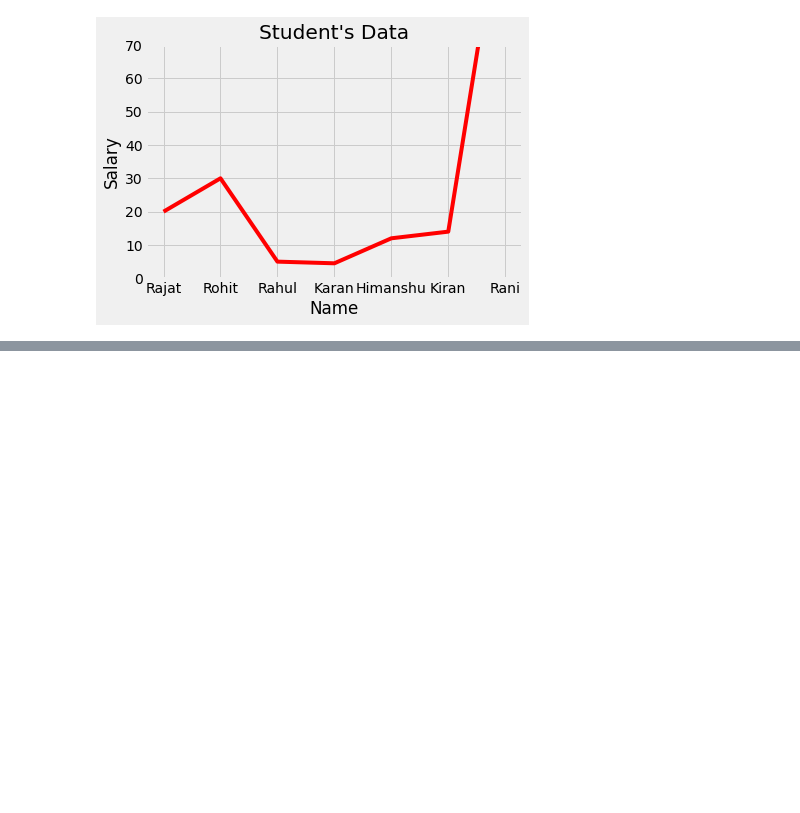
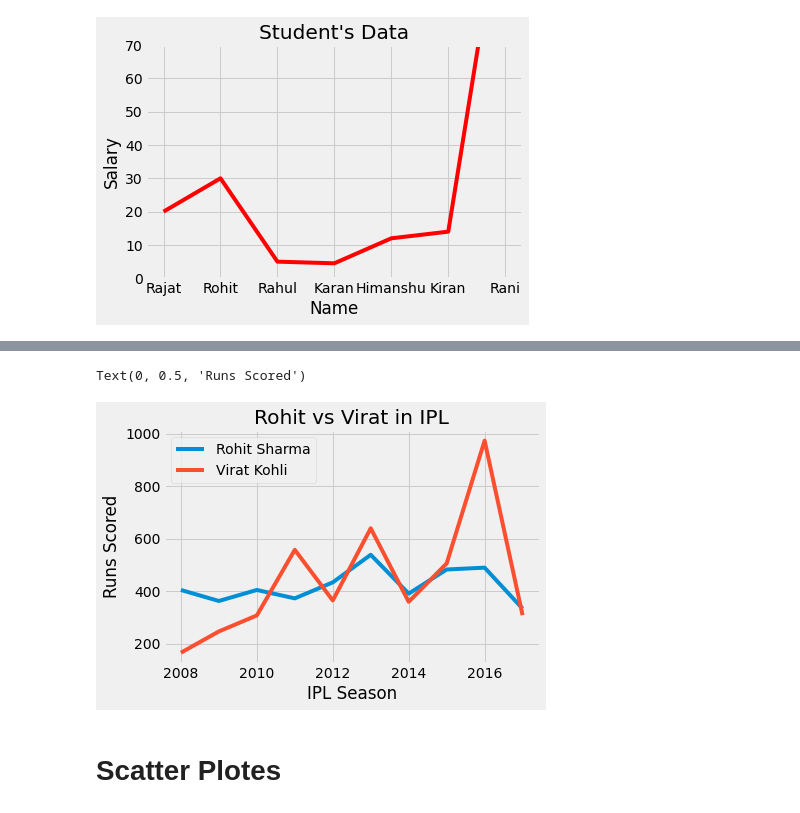
Before and after one commit to bhavnish97/DataScience-Concepts, a Jupyter notebook: Matplotlib_Fundamentals.ipynb, the cells around one changed output, grey strips where cells are left out. Drawn from its saved outputs; the diff is of its cells as text; code cells hidden in the pictures; blank space fills up the shorter version.

```diff
--- a/Matplotlib_Fundamentals.ipynb
+++ b/Matplotlib_Fundamentals.ipynb
@@ -76,0 +104,12 @@ plt.ylim(0,70)
+# %%
+plt.plot(rk_vk['index'], rk_vk['RG Sharma'], label='Rohit Sharma')
+plt.plot(rk_vk['index'], rk_vk['V Kohli'], label='Virat Kohli')
+plt.legend()
+plt.title('Rohit vs Virat in IPL')
+plt.xlabel('IPL Season')
+plt.ylabel('Runs Scored')
+# %% [output]
+Text(0, 0.5, 'Runs Scored')
+[figure, added]
+# %% [markdown]
+# Scatter Plotes
```
Also changed, not shown: parts of 12 cells of this notebook.
